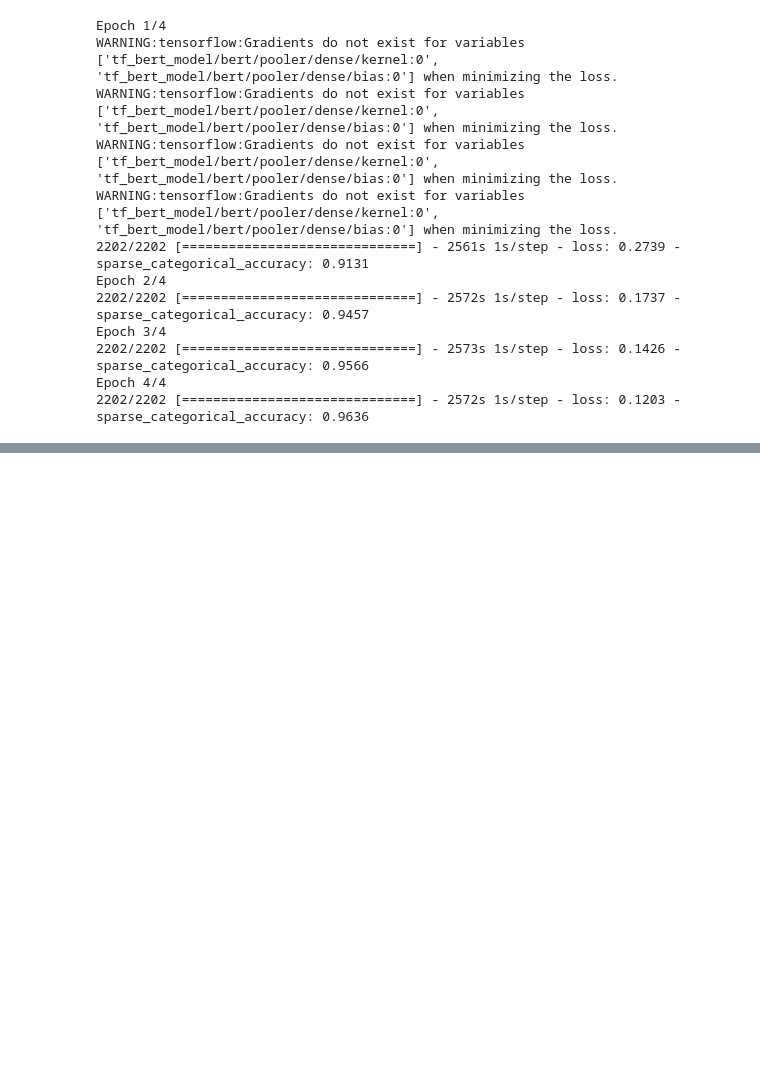
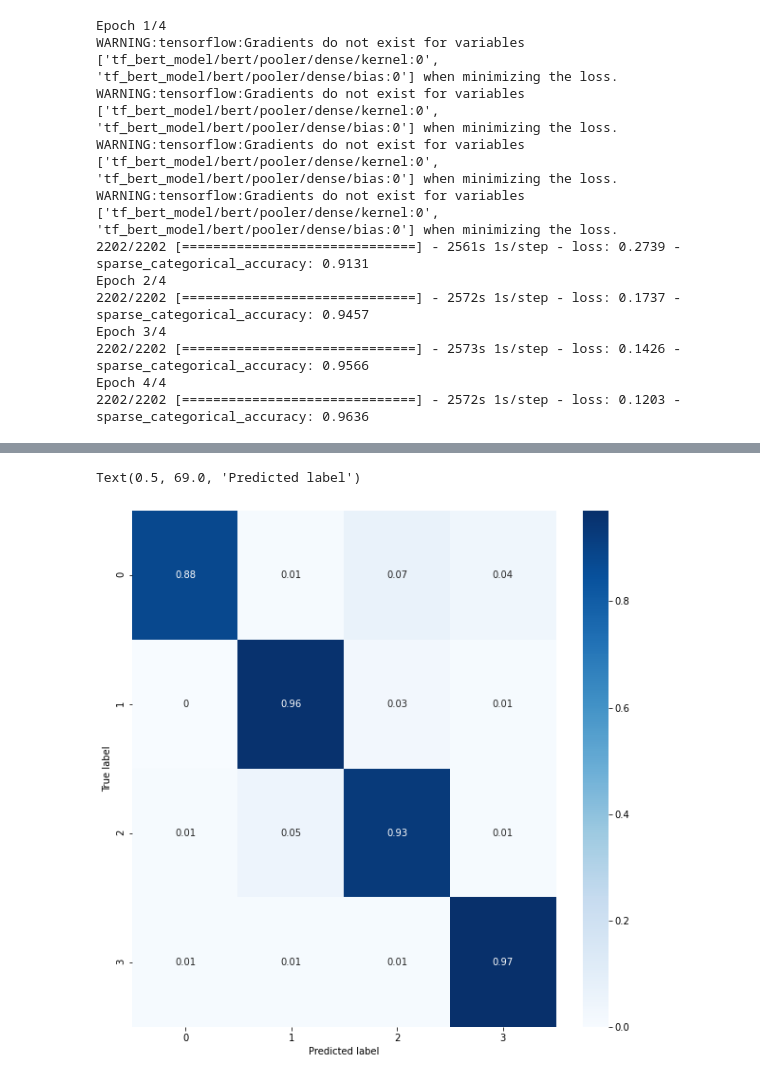
Before and after one commit to vishwvir-singh/swot-analysis, a Jupyter notebook: SWOT_analysis_BERT.ipynb, the cells around one changed output, grey strips where cells are left out. Saved outputs shown, nothing was run; the diff lists cells and outputs as text; code cells hidden in the pictures; blank space fills up the shorter version.

```diff
--- a/SWOT_analysis_BERT.ipynb
+++ b/SWOT_analysis_BERT.ipynb
@@ -235,17 +239,23 @@ plt.legend()
 # %%
-y_pred = model.predict(test_dataset)
-y_pred = [np.argmax(i) for i in model.predict(test_dataset)]
+def predict(model, test_dataset, test_labels):
+    y_pred = model.predict(test_dataset)
+    y_pred = [np.argmax(i) for i in model.predict(test_dataset)]
 
-con_mat = tf.math.confusion_matrix(labels=test_labels, predictions=y_pred).numpy()
+    con_mat = tf.math.confusion_matrix(labels=test_labels, predictions=y_pred).numpy()
 
-con_mat_norm = np.around(con_mat.astype('float') / con_mat.sum(axis=1)[:, np.newaxis], decimals=2)
-label_names = list(range(len(con_mat_norm)))
+    con_mat_norm = np.around(con_mat.astype('float') / con_mat.sum(axis=1)[:, np.newaxis], decimals=2)
+    label_names = list(range(len(con_mat_norm)))
 
-con_mat_df = pd.DataFrame(con_mat_norm,
-                          index=label_names,
-                          columns=label_names)
+    con_mat_df = pd.DataFrame(con_mat_norm,
+                            index=label_names,
+                            columns=label_names)
 
-figure = plt.figure(figsize=(10, 10))
-sns.heatmap(con_mat_df, cmap=plt.cm.Blues, annot=True)
-plt.ylabel('True label')
-plt.xlabel('Predicted label')
+    figure = plt.figure(figsize=(10, 10))
+    sns.heatmap(con_mat_df, cmap=plt.cm.Blues, annot=True)
+    plt.ylabel('True label')
+    plt.xlabel('Predicted label')
+# %%
+predict(model, test_dataset, test_labels)
+# %% [output]
+Text(0.5, 69.0, 'Predicted label')
+[figure, added]
```
Also changed, not shown: parts of 8 cells of this notebook.
